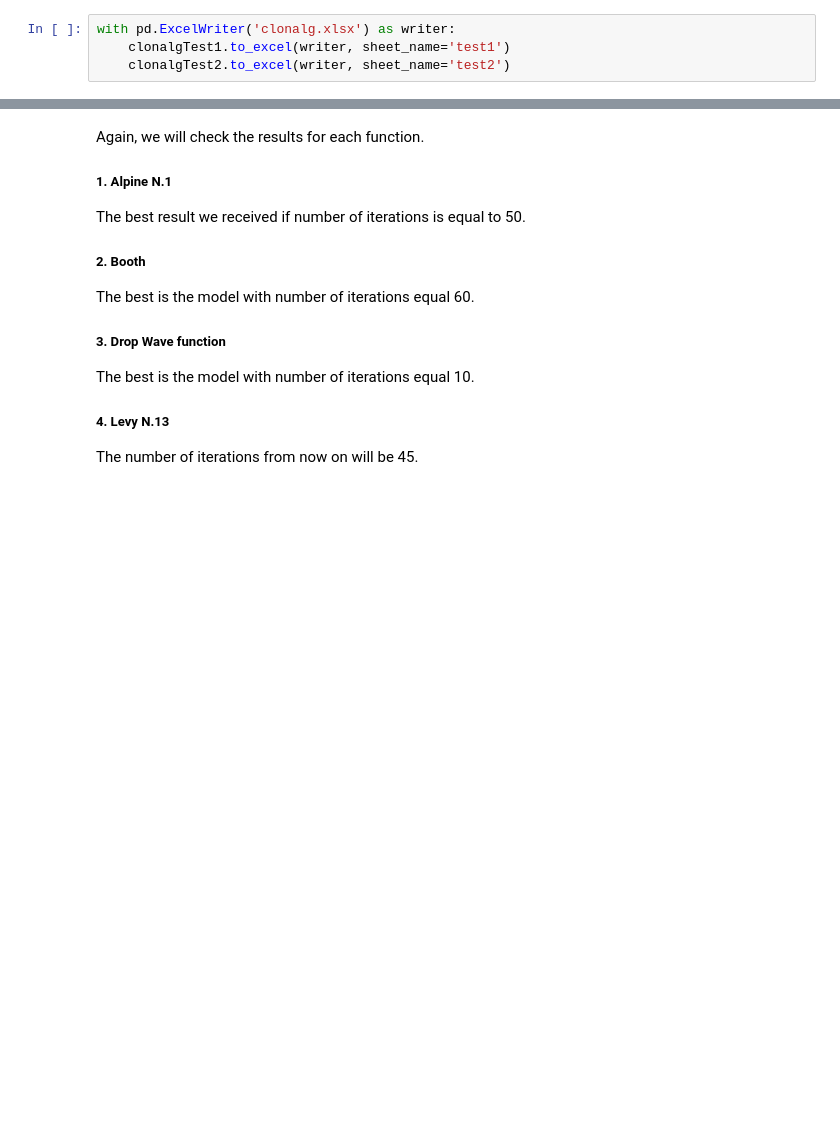
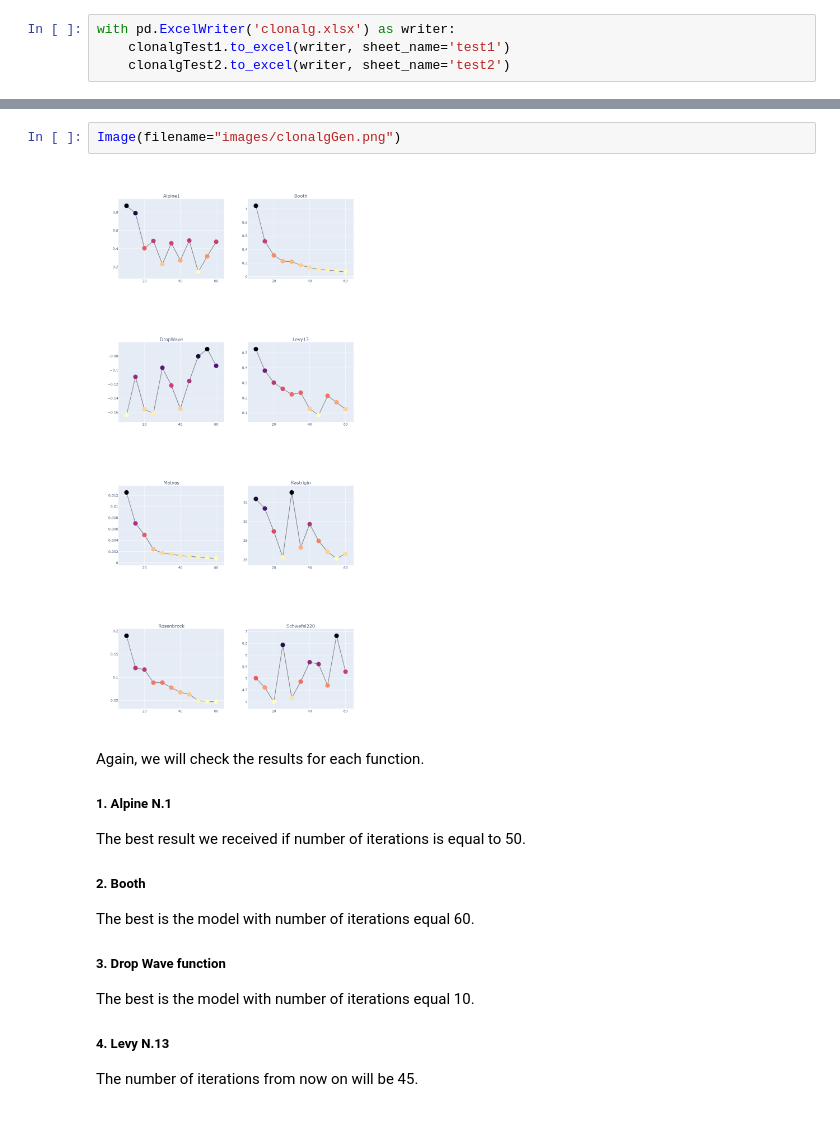
Before and after one commit to maprilopal/Swarm-intelligence-algorithms, a Jupyter notebook: Clonalg.ipynb, the cells around one changed output, grey strips where cells are left out. Saved outputs shown, nothing was run; the diff lists cells and outputs as text; blank space fills up the shorter version.

```diff
--- a/Clonalg.ipynb
+++ b/Clonalg.ipynb
@@ -332,3 +333,7 @@ fig.show()
+# %%
+Image(filename="images/clonalgGen.png")
+# %% [output]
+[figure, added]
 # %% [markdown]
 Again, we will check the results for each function.
 
```
Also changed, not shown: parts of 7 cells of this notebook, 1 other file.
